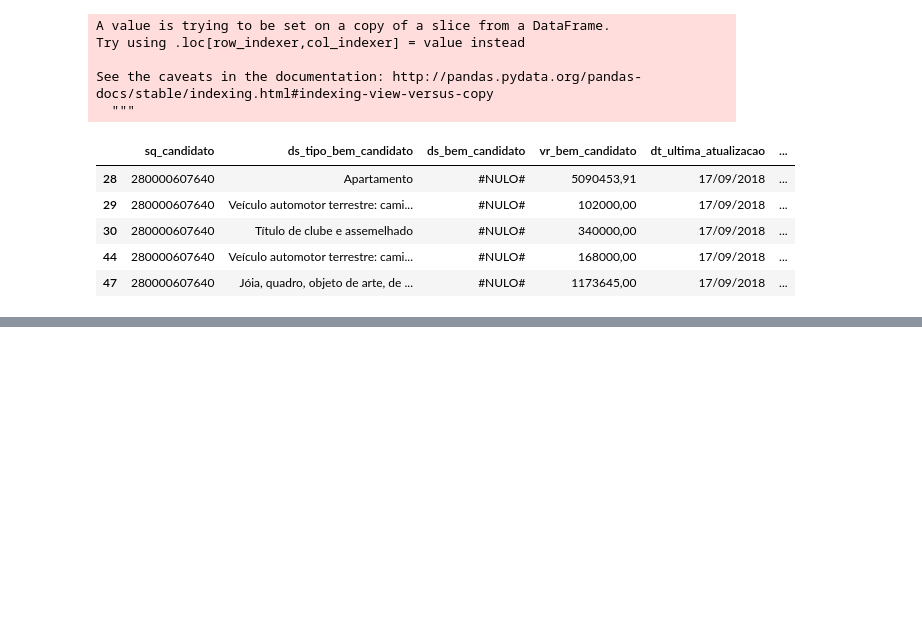
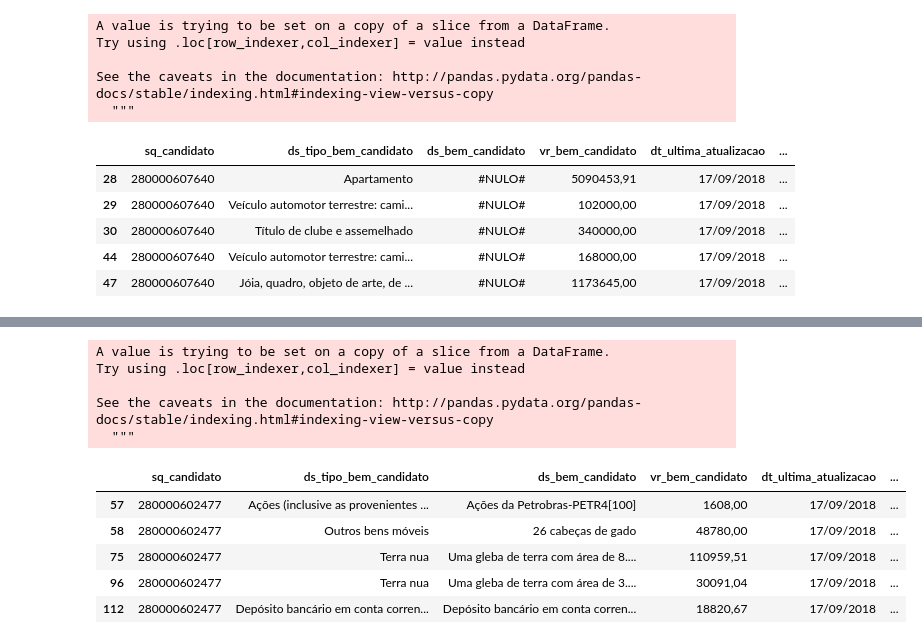
Before and after one commit to jcpsantos/teste_eleicoes_2018, a Jupyter notebook: candidatos_2018.ipynb, the cells around one changed output, grey strips where cells are left out. Cells and saved outputs as stored; diff of their text form; code cells hidden in the pictures; blank space fills up the shorter version.

```diff
--- a/candidatos_2018.ipynb
+++ b/candidatos_2018.ipynb
@@ -357,0 +409,19 @@ See the caveats in the documentation: http://pandas.pydata.org/pandas-docs/stabl
+# %%
+#Verificando os bens do candidato GERALDO ALCKMIN
+bens_geraldo_alckmin = ds_bens.query('sq_candidato == 280000602477')
+
+#Incluindo a coluna candidato no dataframe
+bens_geraldo_alckmin['candidato'] = "Geraldo Alckmin"
+bens_geraldo_alckmin.head()
+# %% [output]
+A value is trying to be set on a copy of a slice from a DataFrame.
+Try using .loc[row_indexer,col_indexer] = value instead
+
+See the caveats in the documentation: http://pandas.pydata.org/pandas-docs/stable/indexing.html#indexing-view-versus-copy
+  """
+|  | sq_candidato | ds_tipo_bem_candidato | ds_bem_candidato | vr_bem_candidato | dt_ultima_atualizacao | ... |
+| 57 | 280000602477 | Ações (inclusive as provenientes ... | Ações da Petrobras-PETR4[100] | 1608,00 | 17/09/2018 | ... |
+| 58 | 280000602477 | Outros bens móveis | 26 cabeças de gado | 48780,00 | 17/09/2018 | ... |
+| 75 | 280000602477 | Terra nua | Uma gleba de terra com área de 8.... | 110959,51 | 17/09/2018 | ... |
+| 96 | 280000602477 | Terra nua | Uma gleba de terra com área de 3.... | 30091,04 | 17/09/2018 | ... |
+| 112 | 280000602477 | Depósito bancário em conta corren... | Depósito bancário em conta corren... | 18820,67 | 17/09/2018 | ... |
```
Also changed, not shown: parts of 12 cells of this notebook.
